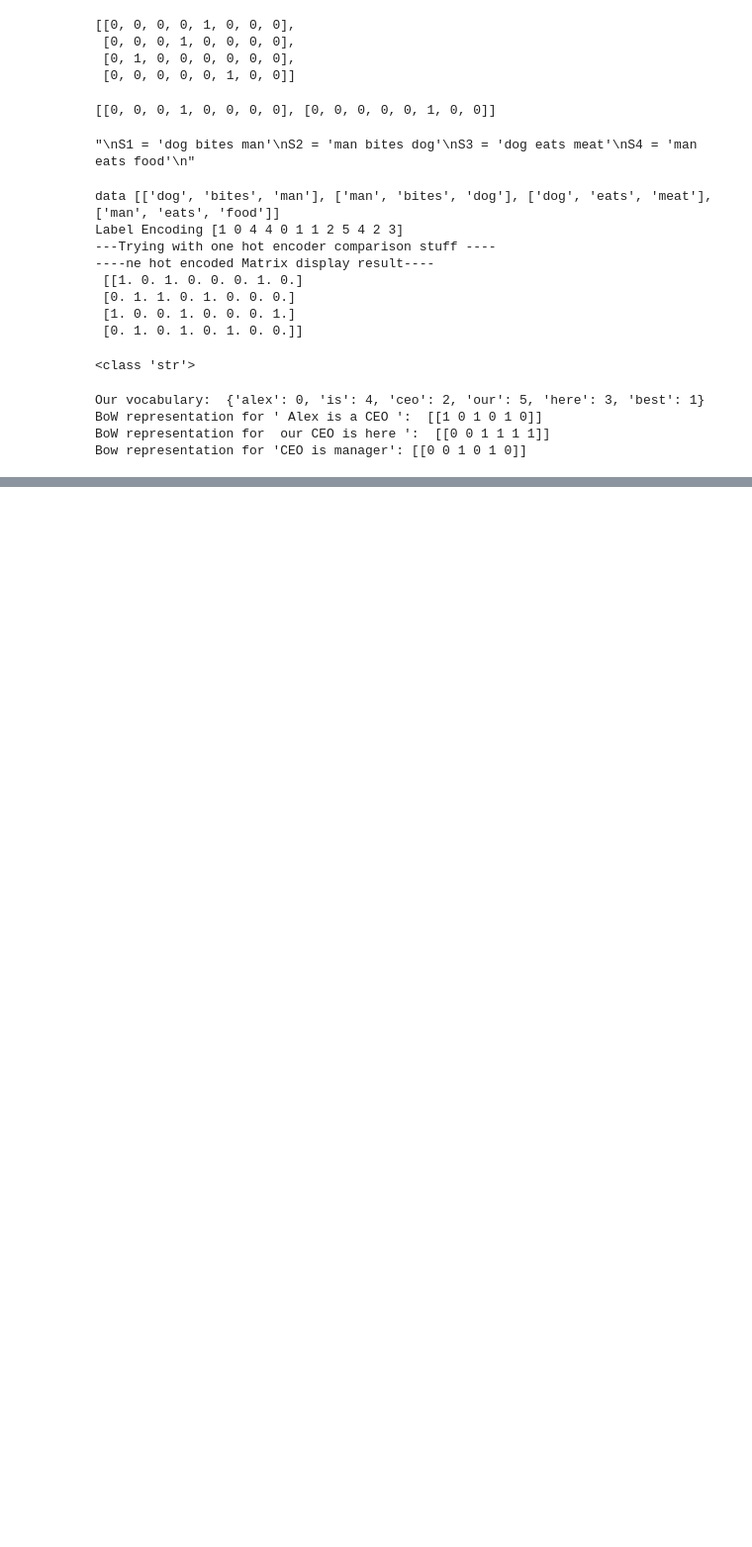
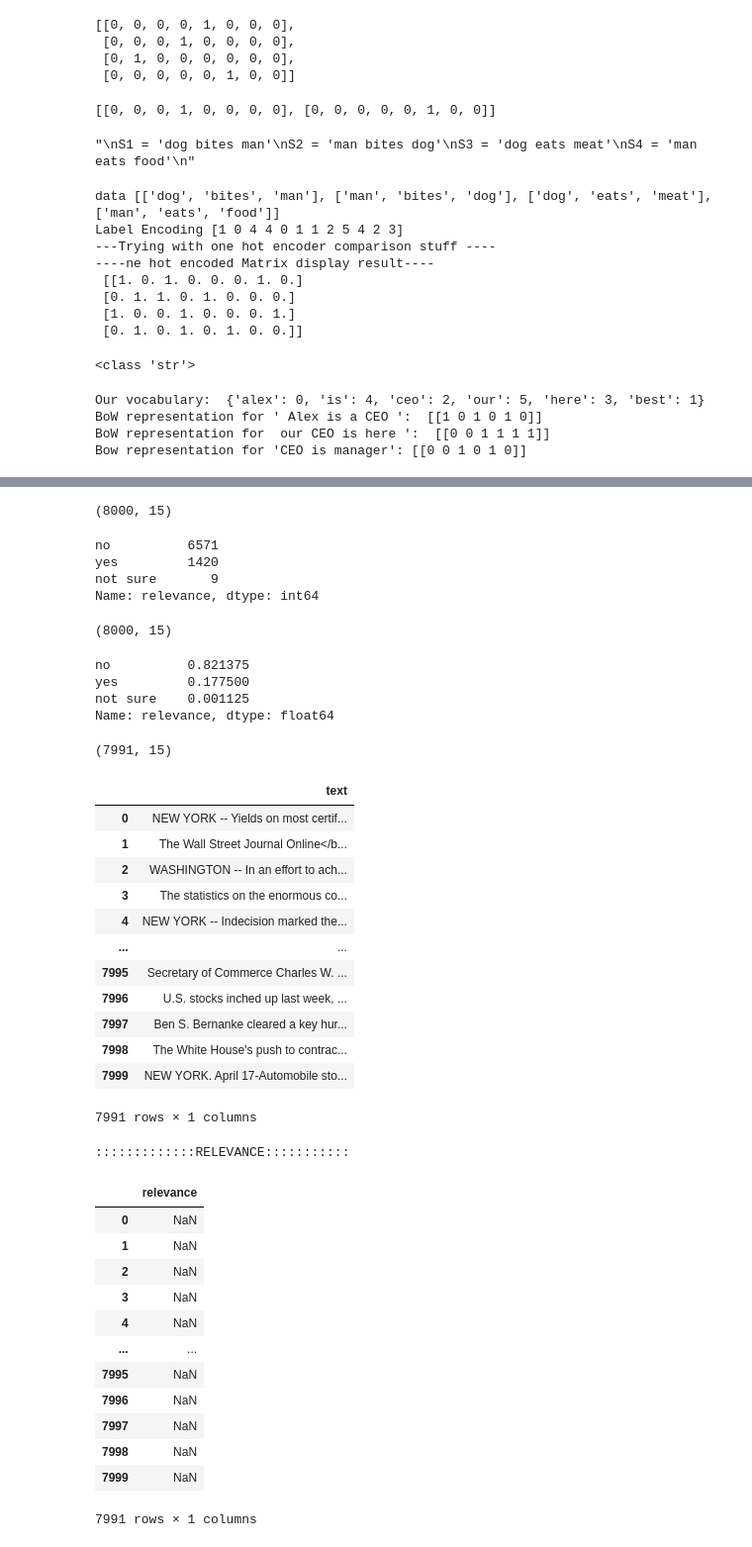
Before and after one commit to MehniLozo/textandstuff, a Jupyter notebook: text&Stuff.ipynb, the cells around one changed output, grey strips where cells are left out. Shown at 99% size. Cells and saved outputs as stored; diff of their text form; code cells hidden in the pictures; blank space fills up the shorter version.

Commit message:
importing data and processing with a classifier naive bayes

```diff
--- a/text&Stuff.ipynb
+++ b/text&Stuff.ipynb
@@ -98,0 +169,68 @@ Bow representation for 'CEO is manager': [[0 0 1 0 1 0]]
+# %%
+try:
+  imported_data = pd.read_csv('sample_data/data.csv',encoding = "ISO-8859-1")
+except Exception:
+  print("COuldn't import the data")
+# %%
+display(imported_data.shape)
+# %% [output]
+(8000, 15)
+# %%
+print(imported_data['relevance'].value_counts())
+# %% [output]
+no          6571
+yes         1420
+not sure       9
+Name: relevance, dtype: int64
+# %%
+print(imported_data.shape)
+# %% [output]
+(8000, 15)
+# %%
+imported_data['relevance'].value_counts()/imported_data.shape[0]
+# %% [output]
+no          0.821375
+yes         0.177500
+not sure    0.001125
+Name: relevance, dtype: float64
+# %%
+# Would like only assured data
+imported_data = imported_data[imported_data.relevance != "not sure"]
+imported_data.shape
+# %% [output]
+(7991, 15)
+# %%
+imported_data['relevance'] = imported_data.relevance.map({'yes':1,'no':0})
+text = imported_data[['text']]
+relevance = imported_data[['relevance']]
+display(text)
+print(":::::::::::::RELEVANCE:::::::::::")
+display(relevance)
+# %% [output]
+|  | text |
+| 0 | NEW YORK -- Yields on most certif... |
+| 1 | The Wall Street Journal Online</b... |
+| 2 | WASHINGTON -- In an effort to ach... |
+| 3 | The statistics on the enormous co... |
+| 4 | NEW YORK -- Indecision marked the... |
+| ... | ... |
+| 7995 | Secretary of Commerce Charles W. ... |
+| 7996 | U.S. stocks inched up last week, ... |
+| 7997 | Ben S. Bernanke cleared a key hur... |
+| 7998 | The White House's push to contrac... |
+| 7999 | NEW YORK. April 17-Automobile sto... |
+7991 rows × 1 columns
+:::::::::::::RELEVANCE:::::::::::
+|  | relevance |
+| 0 | NaN |
+| 1 | NaN |
+| 2 | NaN |
+| 3 | NaN |
+| 4 | NaN |
+| ... | ... |
+| 7995 | NaN |
+| 7996 | NaN |
+| 7997 | NaN |
+| 7998 | NaN |
+| 7999 | NaN |
+7991 rows × 1 columns
```
Also changed, not shown: parts of 9 cells of this notebook.
